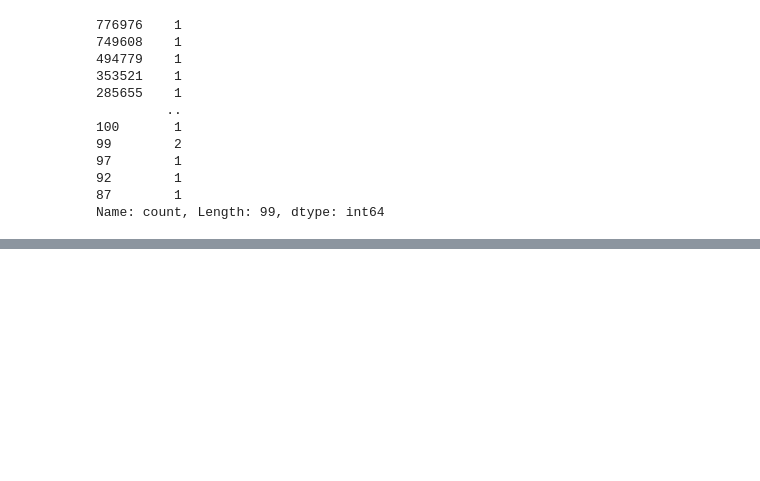
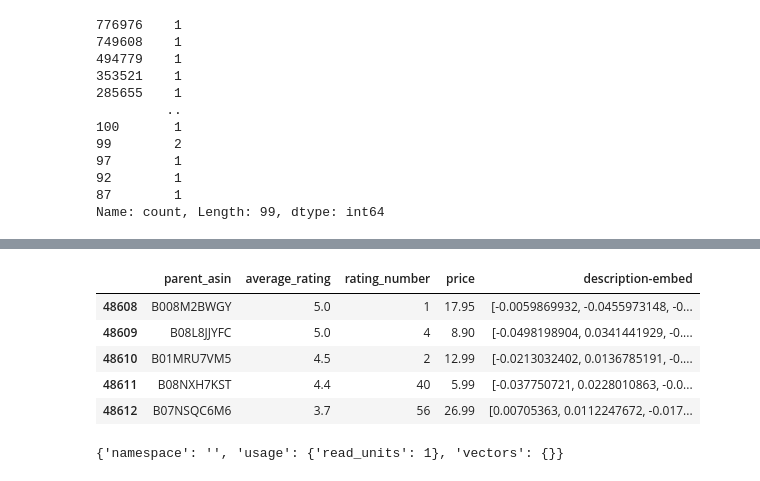
Before and after one commit to Marugannwg/Amazon-KDD, a Jupyter notebook: data_drill.ipynb, the cells around one changed output, grey strips where cells are left out. Saved outputs shown, nothing was run; the diff lists cells and outputs as text; code cells hidden in the pictures; blank space fills up the shorter version.

```diff
--- a/data_drill.ipynb
+++ b/data_drill.ipynb
@@ -98,0 +263,11 @@ Name: count, Length: 99, dtype: int64
+# %%
+# see last 5 rows of the dataframe
+
+final_short_df.tail()
+# %% [output]
+|  | parent_asin | average_rating | rating_number | price | description-embed |
+| 48608 | B008M2BWGY | 5.0 | 1 | 17.95 | [-0.0059869932, -0.0455973148, -0... |
+| 48609 | B08L8JJYFC | 5.0 | 4 | 8.90 | [-0.0498198904, 0.0341441929, -0.... |
+| 48610 | B01MRU7VM5 | 4.5 | 2 | 12.99 | [-0.0213032402, 0.0136785191, -0.... |
+| 48611 | B08NXH7KST | 4.4 | 40 | 5.99 | [-0.037750721, 0.0228010863, -0.0... |
+| 48612 | B07NSQC6M6 | 3.7 | 56 | 26.99 | [0.00705363, 0.0112247672, -0.017... |
@@ -98,0 +284,4 @@ Name: count, Length: 99, dtype: int64
+# %%
+aj
+# %% [output]
+{'namespace': '', 'usage': {'read_units': 1}, 'vectors': {}}
```
Also changed, not shown: parts of 23 cells of this notebook, 6 other files.
